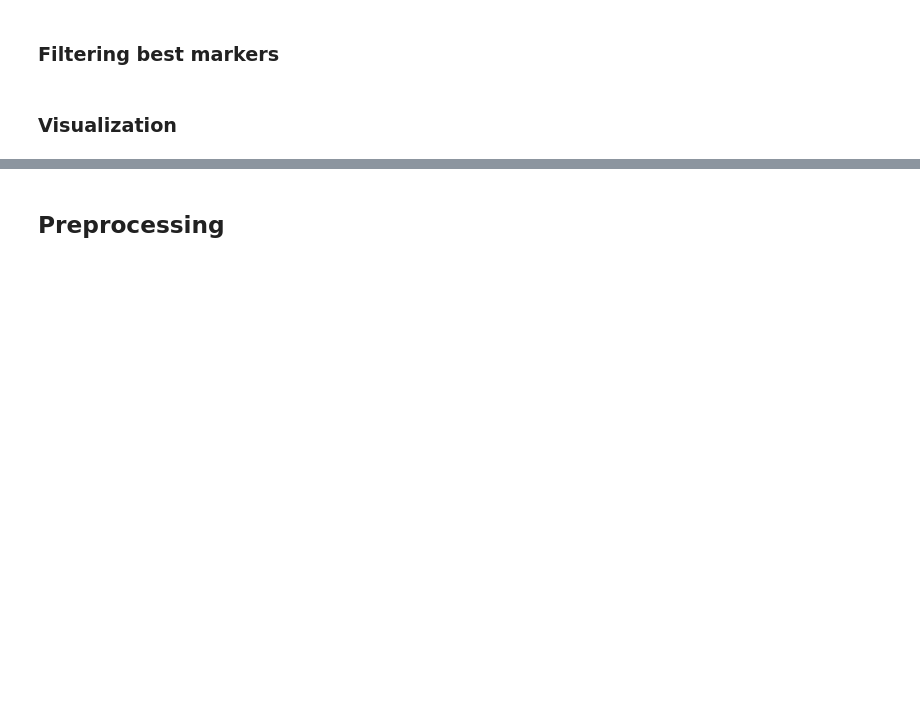
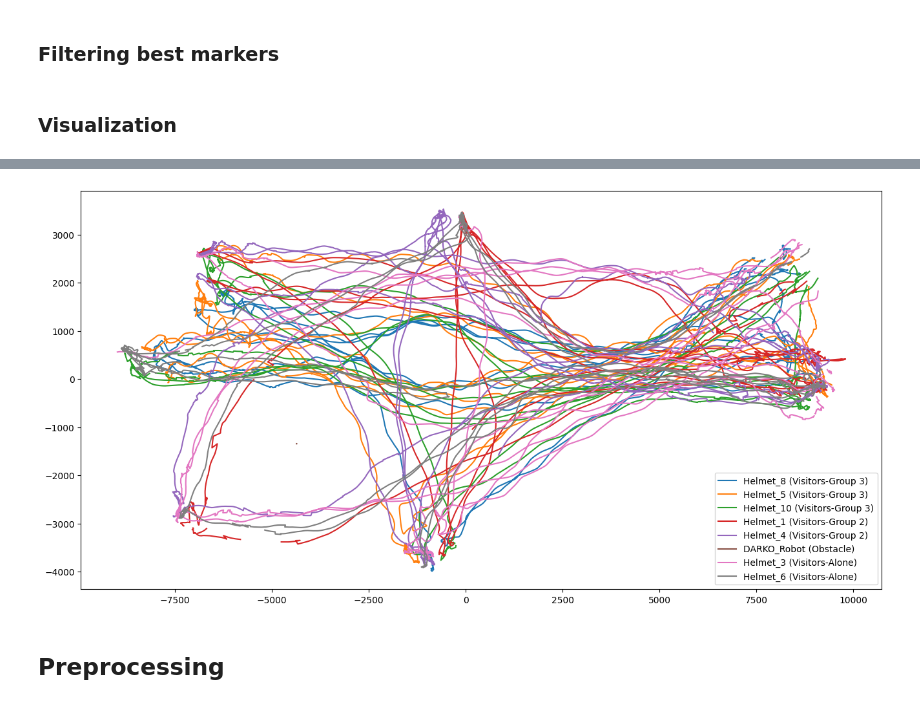
Before and after one commit to tmralmeida/thor-magni-tools, a Jupyter notebook: notebooks/preprocessing/2-pp_traj_data_visualization.ipynb, the cells around one changed output, grey strips where cells are left out. Drawn from its saved outputs; the diff is of its cells as text; code cells hidden in the pictures; blank space fills up the shorter version.

```diff
--- a/notebooks/preprocessing/2-pp_traj_data_visualization.ipynb
+++ b/notebooks/preprocessing/2-pp_traj_data_visualization.ipynb
@@ -30,6 +30,8 @@ traj_metadata = new_header_dict["SENSOR_DATA"]["TRAJECTORIES"]["METADATA"]
 # %%
 roles = {k: metadata["ROLE"] for k, metadata in traj_metadata.items()}
 best_markers_traj = Filterer3DOF.filter_best_markers(raw_df, roles)
+# %%
+restored_markers = Filterer3DOF.restore_markers(raw_df, roles)
 # %% [markdown]
 ### Visualization
 # %%
@@ -39,3 +41,7 @@ visualize_scenario(best_markers_traj, roles)
+# %%
+visualize_scenario(restored_markers, roles)
+# %% [output]
+[figure, added]
 # %% [markdown]
 ## Preprocessing
 # %%
```
Also changed, not shown: parts of 9 cells of this notebook, 10 other files.
